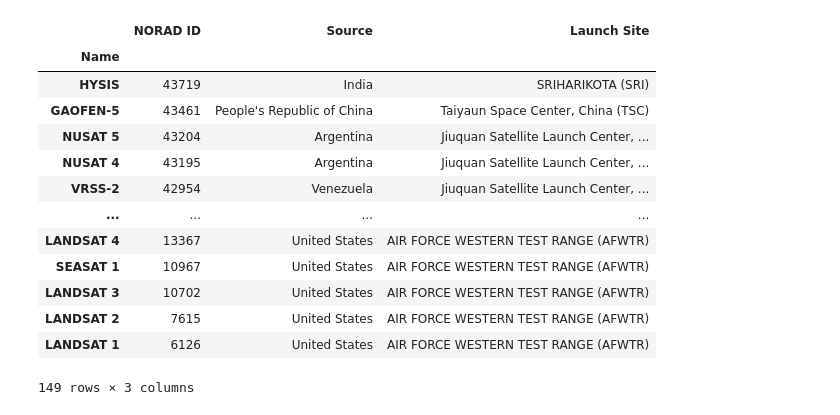
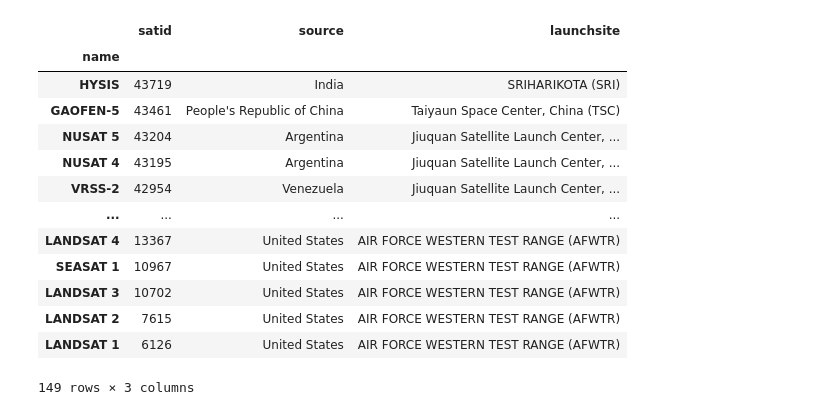
Before and after one commit to KholiswaT/Satellite-Exploration, a Jupyter notebook: app.ipynb, the cells around one changed output. Saved outputs shown, nothing was run; the diff lists cells and outputs as text; code cells hidden in the pictures.

```diff
--- a/app.ipynb
+++ b/app.ipynb
@@ -24,10 +25,10 @@ df
 | 148 | LANDSAT 1 | 6126 | United States | AIR FORCE WESTERN TEST RANGE (AFWTR) |
 149 rows × 4 columns
 # %%
-df.set_index(["Name"])
+df.set_index(["name"])
 # %% [output]
-|  | NORAD ID | Source | Launch Site |
-| Name |  |  |  |
+|  | satid | source | launchsite |
+| name |  |  |  |
 | HYSIS | 43719 | India | SRIHARIKOTA (SRI) |
 | GAOFEN-5 | 43461 | People's Republic of China | Taiyaun Space Center, China (TSC) |
 | NUSAT 5 | 43204 | Argentina | Jiuquan Satellite Launch Center, ... |
```
Also changed, not shown: parts of 6 cells of this notebook, 3 other files.
